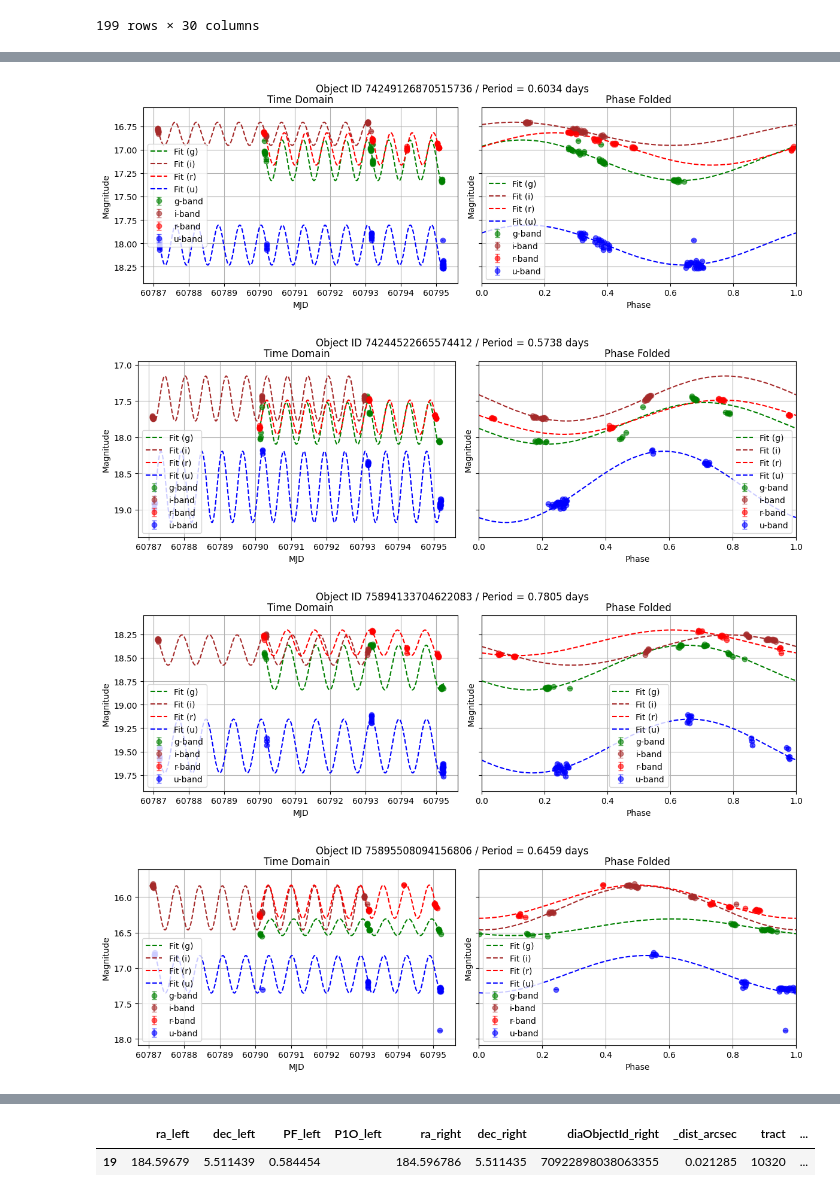
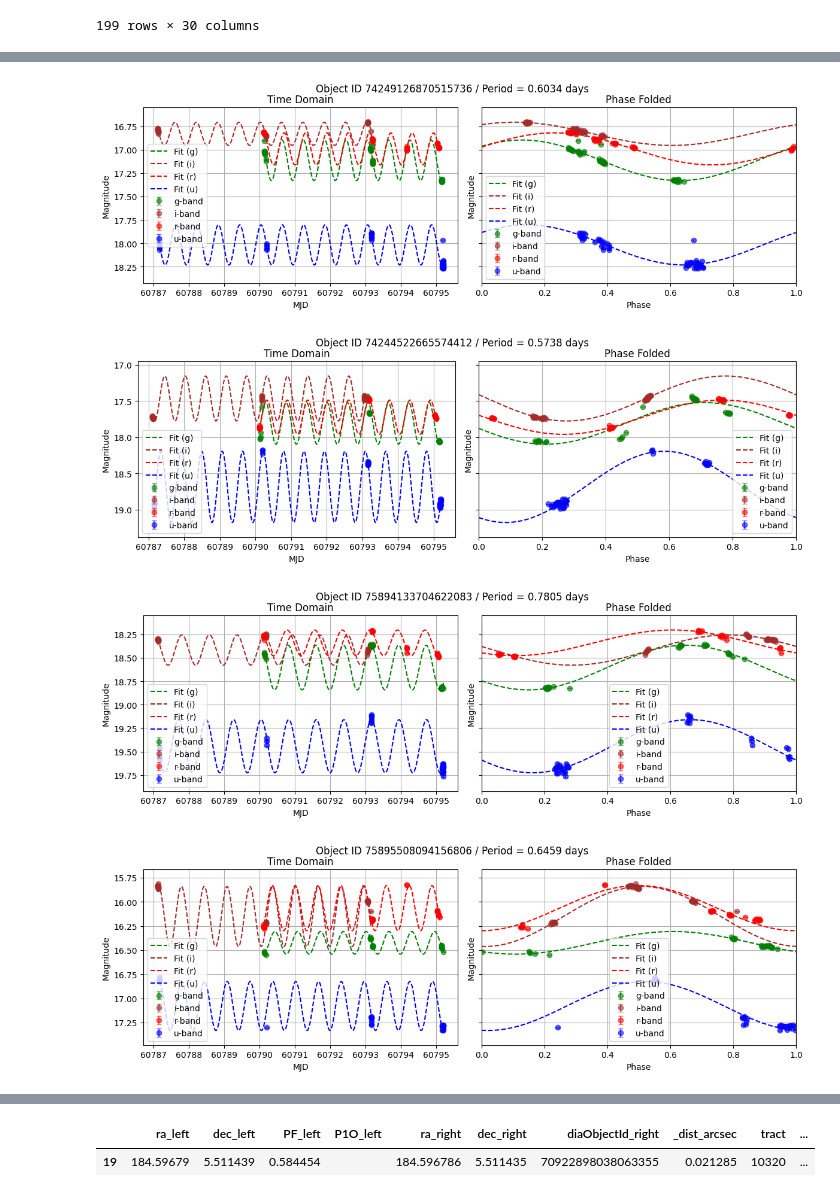
Before and after one commit to lsst-sitcom/notebooks_dia, a Jupyter notebook: GAIA_RRL_May_2025.ipynb, the cells around one changed output, grey strips where cells are left out. Saved outputs shown, nothing was run; the diff lists cells and outputs as text; code cells hidden in the pictures.

Commit message:
better flag cleaning

```diff
--- a/GAIA_RRL_May_2025.ipynb
+++ b/GAIA_RRL_May_2025.ipynb
@@ -477,3 +486,13 @@ single_lc
 199 rows × 30 columns
 # %%
 good_index =  np.array([70927777120911428, 72591613091643579, 74238475351621650, 72584053949202434, 74241224130691123, 74242667239702535, 74249126870515736, 74244522665574412,  75894133704622083, 75895508094156806 ])
+# %%
+    single_lc = all_forced_sources[all_forced_sources['diaObjectId'] == 74241224130691123].copy()
+
+    # Identify all columns that contain 'flag'
+    flag_cols = [col for col in single_lc.columns if 'flag' in col.lower()]
+
+    # Exclude rows where any flag column is True
+    flag_mask = ~(single_lc[flag_cols].any(axis=1))  # True where all flags are False
+    single_lc = single_lc[flag_mask]
+    single_lc[flag_mask]
@@ -480,4 +666,6 @@ good_index =  np.array([70927777120911428, 72591613091643579, 74238475351621650,
 # %%
+# testing loading
+
 band_colors = {
     "u": "blue",
     "g": "green",
@@ -496,7 +684,7 @@ for object_id in good_index:
     single_lc = pd.read_parquet(lc_path)
 
     # Apply flag filtering if needed
-    flag_cols = [col for col in single_lc.columns if 'flag' in col]
+    flag_cols = [col for col in single_lc.columns if 'flag' in col.lower()]
     if flag_cols:
         single_lc = single_lc[~single_lc[flag_cols].any(axis=1)]
 
@@ -587,8 +775,8 @@ for object_id in good_index:
 [figure]
 [figure]
 [figure]
 [figure]
-[figure, old version]
+[figure, new version]
 # %%
 object_id = RR_LSST_computed_long['diaObjectId_right'].unique()[0]
 # Get one object's lightcurve and period
```
Also changed, not shown: parts of 18 cells of this notebook.
